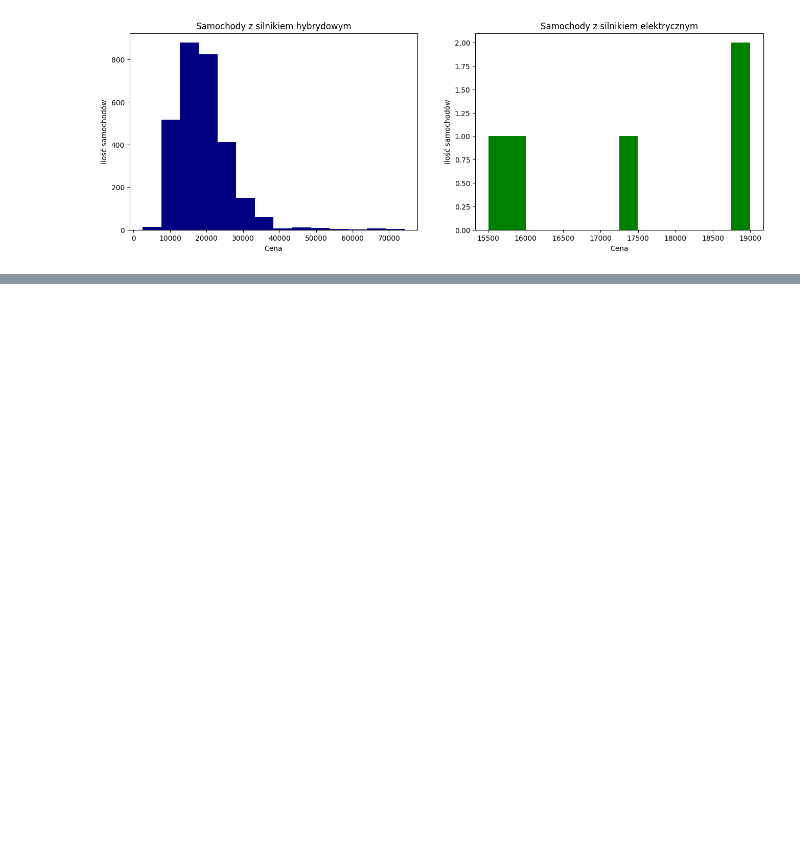
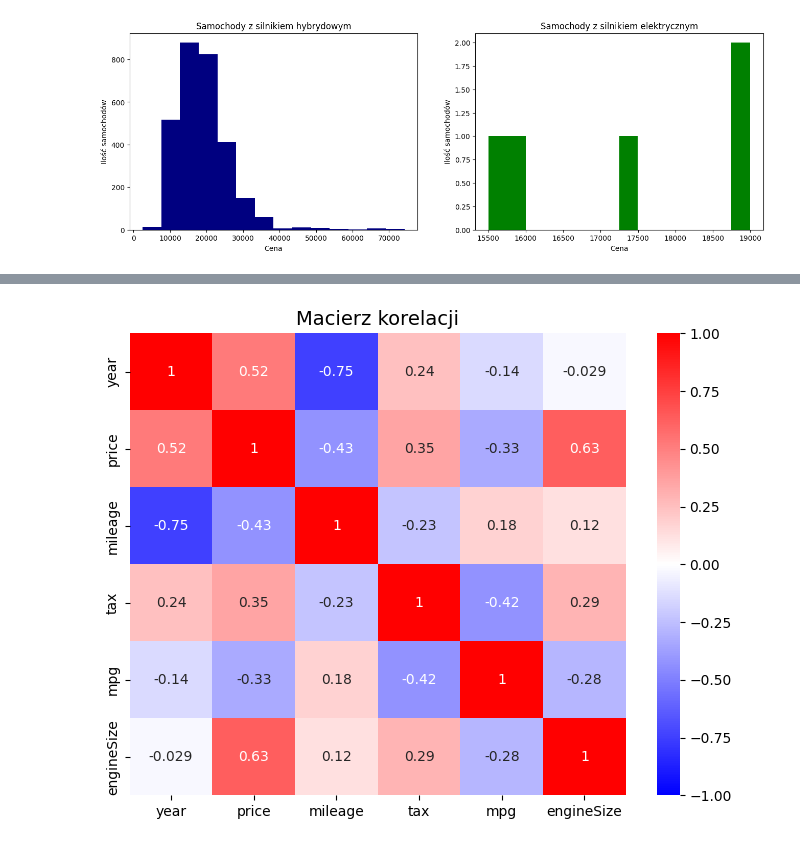
Before and after one commit to NotMatque/stat-project, a Jupyter notebook: Untitled0.ipynb, the cells around one changed output, grey strips where cells are left out. Saved outputs shown, nothing was run; the diff lists cells and outputs as text; code cells hidden in the pictures; blank space fills up the shorter version.

```diff
--- a/Untitled0.ipynb
+++ b/Untitled0.ipynb
@@ -164,0 +219,3 @@ plt.show()
+# %%
+data_num = data.select_dtypes(include = ['number'])
+data_num.head()
@@ -164,0 +239,15 @@ plt.show()
+# %%
+plt.figure(figsize= (8,6))
+ax = sns.heatmap(data_num.corr(),
+                 xticklabels=data_num.corr().columns,
+                 yticklabels=data_num.corr().columns,
+                 cmap='bwr',
+                 vmin=-1, vmax=1, # zakres kolorystyczny dla korelacji od -1 do 1
+                 annot=True, center=0)
+
+plt.title('Macierz korelacji', fontsize=14)
+bottom, top = ax.get_ylim()
+
+plt.show()
+# %% [output]
+[figure, added]
```
Also changed, not shown: parts of 29 cells of this notebook.
